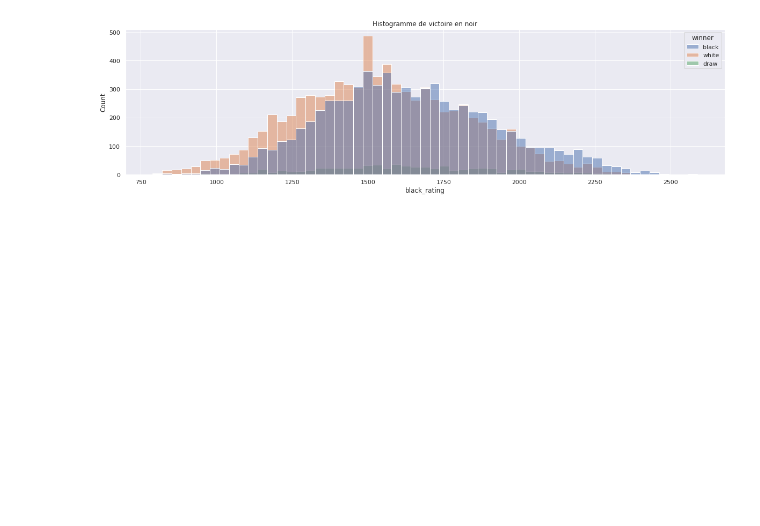
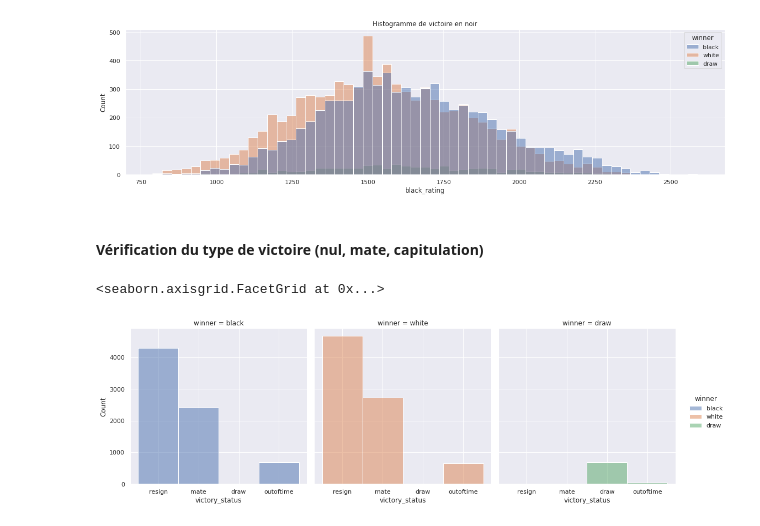
Before and after one commit to BlazingBurn/HitemapythonExo, a Jupyter notebook: analyse donnee/ProjetAnalyseDonneeEchecs.ipynb, the cells around one changed output. Cells and saved outputs as stored; diff of their text form; code cells hidden in the pictures; blank space fills up the shorter version.

```diff
--- a/analyse donnee/ProjetAnalyseDonneeEchecs.ipynb
+++ b/analyse donnee/ProjetAnalyseDonneeEchecs.ipynb
@@ -128,5 +129,10 @@ sns.histplot(data=dataChessUtils, x='black_rating', hue='winner', ax=ax).set(tit
 # %% [output]
 [Text(0.5, 1.0, 'Histogramme de victoire en noir')]
 [figure]
-# %% [markdown]
-###
+# %% [markdown]
+#### Vérification du type de victoire (nul, mate, capitulation)
+# %%
+sns.displot(data=dataChessUtils, x='victory_status', hue='winner', col="winner")
+# %% [output]
+<seaborn.axisgrid.FacetGrid at 0x...>
+[figure, added]
```
Also changed, not shown: parts of 10 cells of this notebook.
